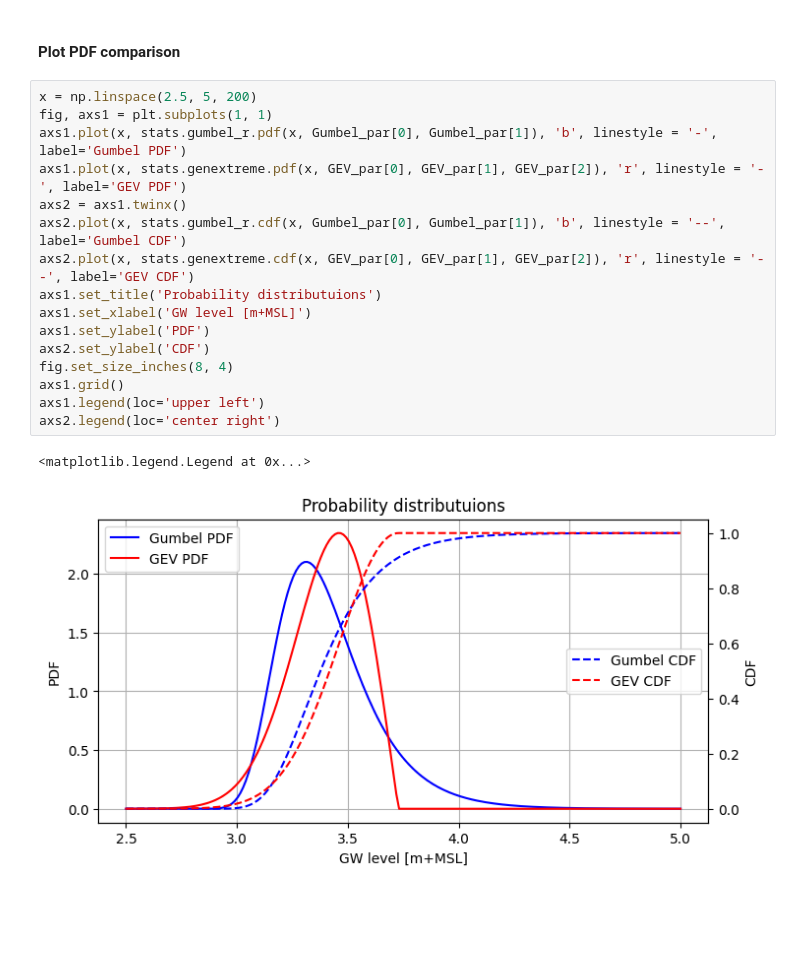
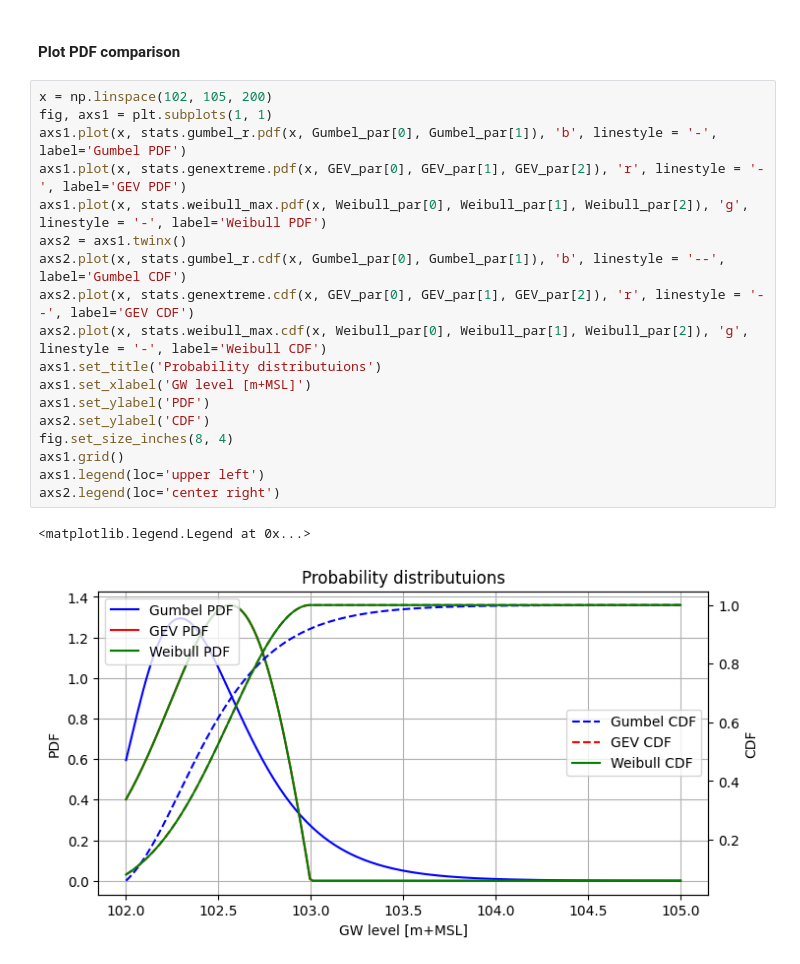
Before and after one commit to timoschweckendiek/Groundwater, a Jupyter notebook: Extreme_value_fit_annual_maxima-AB.ipynb, the cells around one changed output. Saved outputs shown, nothing was run; the diff lists cells and outputs as text; blank space fills up the shorter version.

```diff
--- a/Extreme_value_fit_annual_maxima-AB.ipynb
+++ b/Extreme_value_fit_annual_maxima-AB.ipynb
@@ -324,21 +293,23 @@ axs.legend(loc='lower right')
 # %% [markdown]
 #### Plot PDF comparison
 # %%
-x = np.linspace(2.5, 5, 200)
+x = np.linspace(102, 105, 200)
 fig, axs1 = plt.subplots(1, 1)
 axs1.plot(x, stats.gumbel_r.pdf(x, Gumbel_par[0], Gumbel_par[1]), 'b', linestyle = '-', label='Gumbel PDF')
 axs1.plot(x, stats.genextreme.pdf(x, GEV_par[0], GEV_par[1], GEV_par[2]), 'r', linestyle = '-', label='GEV PDF')
+axs1.plot(x, stats.weibull_max.pdf(x, Weibull_par[0], Weibull_par[1], Weibull_par[2]), 'g', linestyle = '-', label='Weibull PDF')
 axs2 = axs1.twinx()
 axs2.plot(x, stats.gumbel_r.cdf(x, Gumbel_par[0], Gumbel_par[1]), 'b', linestyle = '--', label='Gumbel CDF')
 axs2.plot(x, stats.genextreme.cdf(x, GEV_par[0], GEV_par[1], GEV_par[2]), 'r', linestyle = '--', label='GEV CDF')
+axs2.plot(x, stats.weibull_max.cdf(x, Weibull_par[0], Weibull_par[1], Weibull_par[2]), 'g', linestyle = '-', label='Weibull CDF')
 axs1.set_title('Probability distributuions')
 axs1.set_xlabel('GW level [m+MSL]')
 axs1.set_ylabel('PDF')
 axs2.set_ylabel('CDF')
 fig.set_size_inches(8, 4)
 axs1.grid()
 axs1.legend(loc='upper left')
 axs2.legend(loc='center right')
 # %% [output]
 <matplotlib.legend.Legend at 0x...>
-[figure, old version]
+[figure, new version]
```
Also changed, not shown: parts of 12 cells of this notebook.
